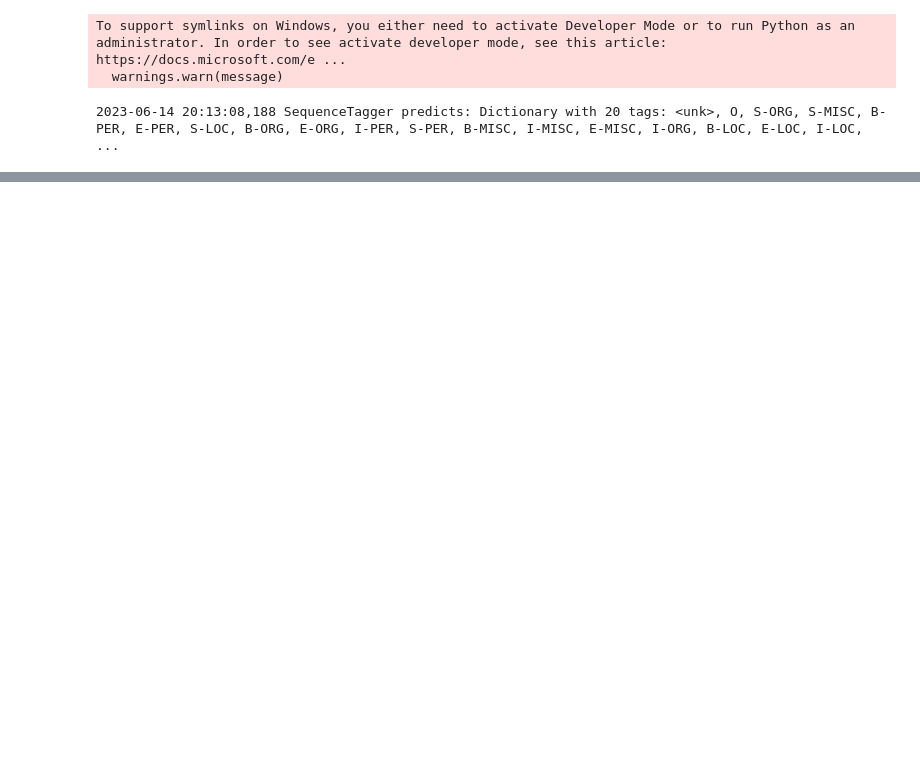
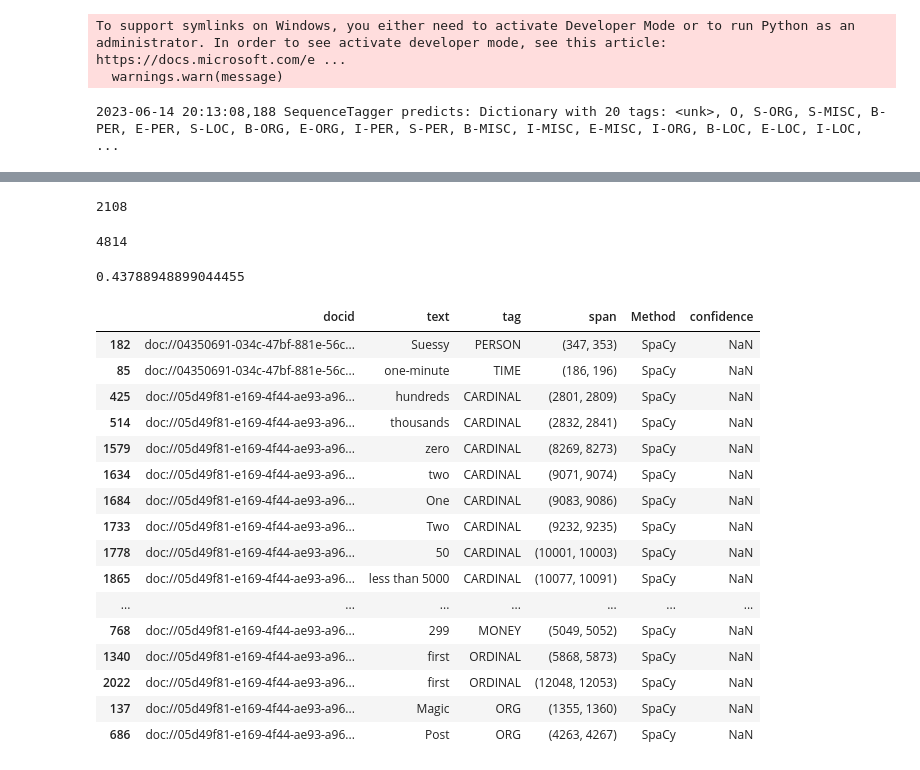
Before and after one commit to DecafSunrise/SuperNER, a Jupyter notebook: Test NER.ipynb, the cells around one changed output, grey strips where cells are left out. Cells and saved outputs as stored; diff of their text form; code cells hidden in the pictures; blank space fills up the shorter version.

```diff
--- a/Test NER.ipynb
+++ b/Test NER.ipynb
@@ -20,0 +103,14 @@ df
+# %%
+df2 = df['flair'].apply(pd.Series)
+df2.index=df['docid']
+
+temp_df = pd.DataFrame()
+for column in df2.columns:
+    df2['flair'] = df2[column]
+    temp_df = pd.concat([temp_df, df2[['flair']]])
+
+temp_df = temp_df.dropna()
+temp_df[['text', 'tag', 'span', 'confidence']] = temp_df['flair'].apply(pd.Series)
+temp_df['Method'] = 'flair'
+
+df_flair = temp_df.drop(columns=['flair'])
@@ -20,0 +151,38 @@ df
+# %%
+df3 = pd.concat([df_spacy, df_flair])
+# %%
+df3['text'].nunique()
+# %% [output]
+2108
+# %%
+len(df3)
+# %% [output]
+4814
+# %%
+df3['text'].nunique()/len(df3)
+# %% [output]
+0.43788948899044455
+# %%
+df3 = df3.reset_index()
+# %%
+df3 = df3.sort_values(by=['docid', 'tag', 'span'], ascending = [True, True, True])
+# %%
+df3.head(25)
+# %% [output]
+|  | docid | text | tag | span | Method | confidence |
+| 182 | doc://04350691-034c-47bf-881e-56c... | Suessy | PERSON | (347, 353) | SpaCy | NaN |
+| 85 | doc://04350691-034c-47bf-881e-56c... | one-minute | TIME | (186, 196) | SpaCy | NaN |
+| 425 | doc://05d49f81-e169-4f44-ae93-a96... | hundreds | CARDINAL | (2801, 2809) | SpaCy | NaN |
+| 514 | doc://05d49f81-e169-4f44-ae93-a96... | thousands | CARDINAL | (2832, 2841) | SpaCy | NaN |
+| 1579 | doc://05d49f81-e169-4f44-ae93-a96... | zero | CARDINAL | (8269, 8273) | SpaCy | NaN |
+| 1634 | doc://05d49f81-e169-4f44-ae93-a96... | two | CARDINAL | (9071, 9074) | SpaCy | NaN |
+| 1684 | doc://05d49f81-e169-4f44-ae93-a96... | One | CARDINAL | (9083, 9086) | SpaCy | NaN |
+| 1733 | doc://05d49f81-e169-4f44-ae93-a96... | Two | CARDINAL | (9232, 9235) | SpaCy | NaN |
+| 1778 | doc://05d49f81-e169-4f44-ae93-a96... | 50 | CARDINAL | (10001, 10003) | SpaCy | NaN |
+| 1865 | doc://05d49f81-e169-4f44-ae93-a96... | less than 5000 | CARDINAL | (10077, 10091) | SpaCy | NaN |
+| ... | ... | ... | ... | ... | ... | ... |
+| 768 | doc://05d49f81-e169-4f44-ae93-a96... | 299 | MONEY | (5049, 5052) | SpaCy | NaN |
+| 1340 | doc://05d49f81-e169-4f44-ae93-a96... | first | ORDINAL | (5868, 5873) | SpaCy | NaN |
+| 2022 | doc://05d49f81-e169-4f44-ae93-a96... | first | ORDINAL | (12048, 12053) | SpaCy | NaN |
+| 137 | doc://05d49f81-e169-4f44-ae93-a96... | Magic | ORG | (1355, 1360) | SpaCy | NaN |
+| 686 | doc://05d49f81-e169-4f44-ae93-a96... | Post | ORG | (4263, 4267) | SpaCy | NaN |
```
Also changed, not shown: parts of 17 cells of this notebook, 2 other files.
